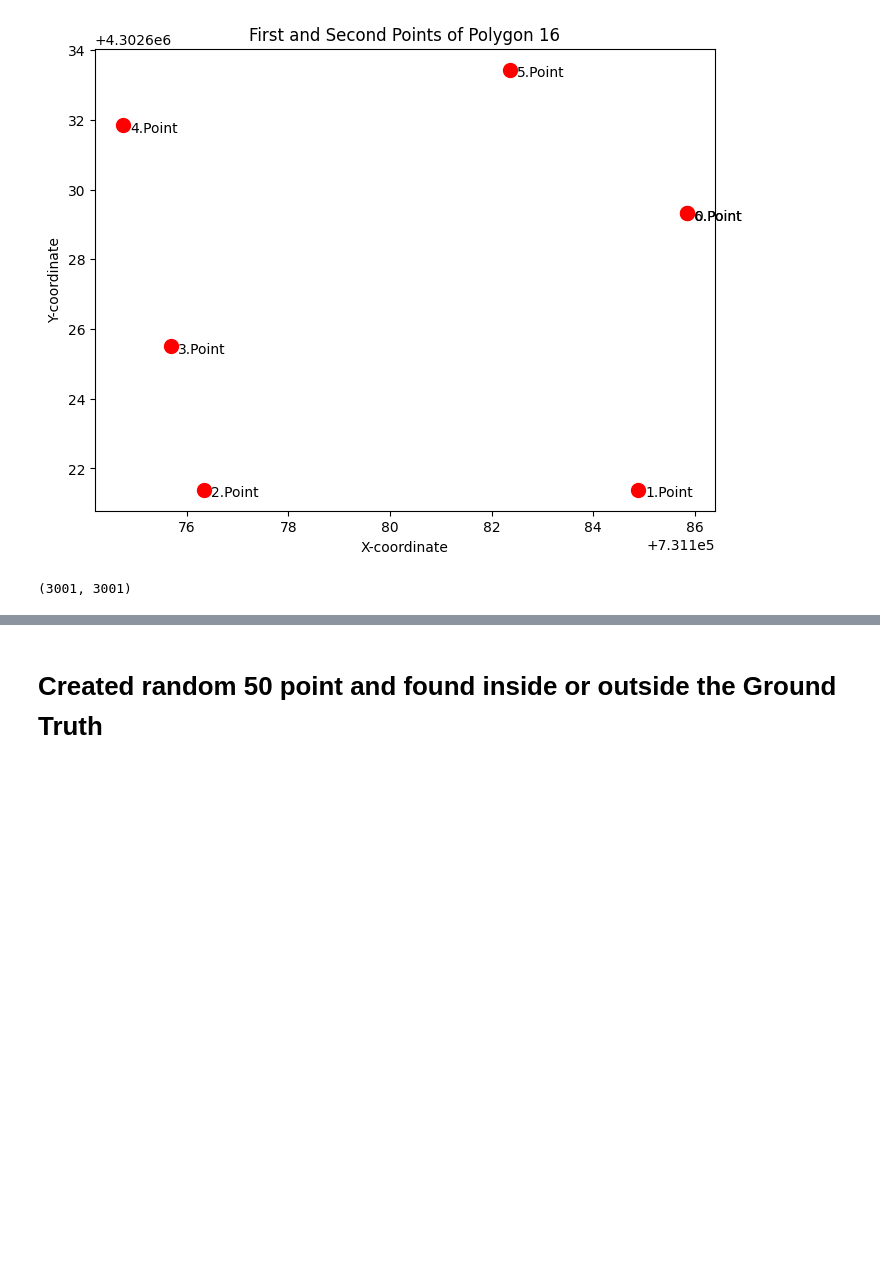
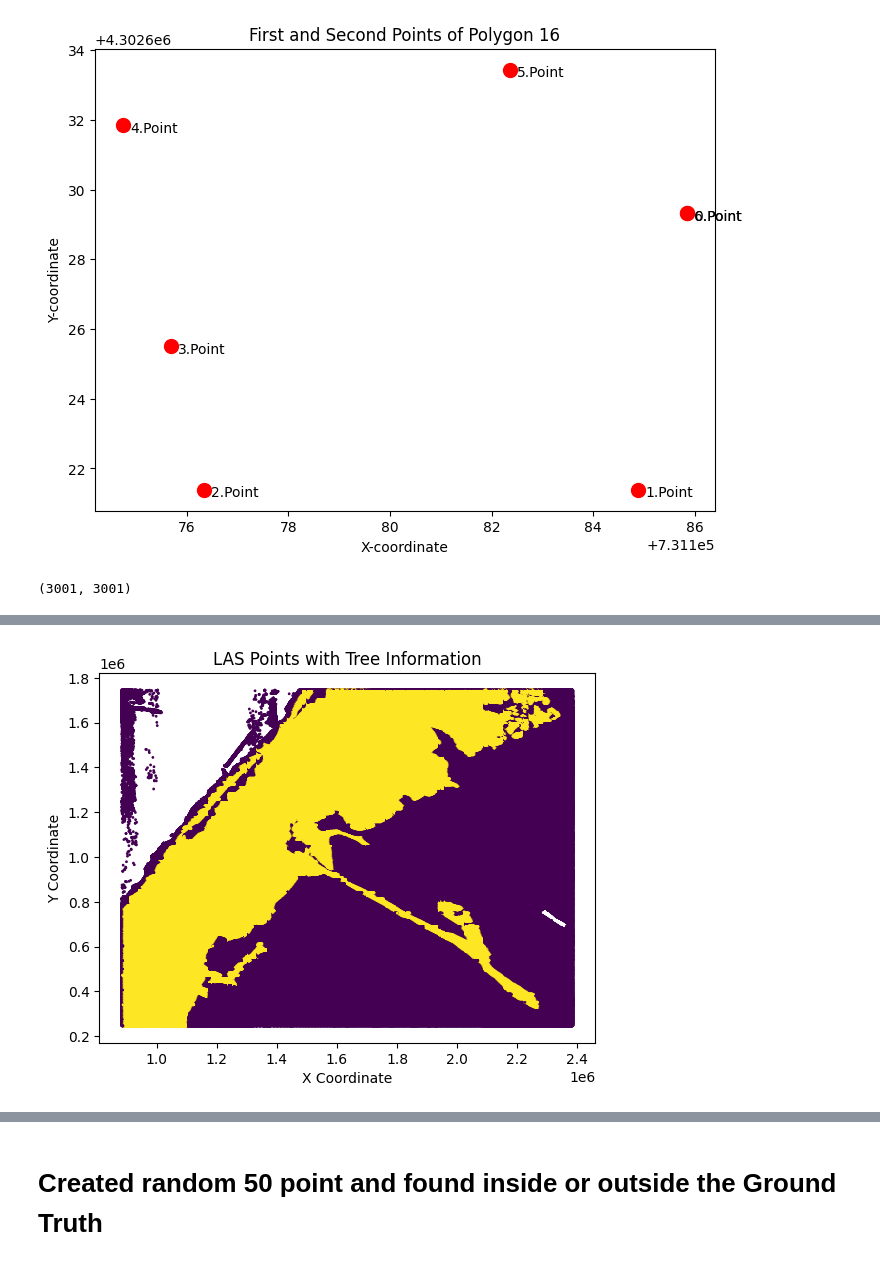
Before and after one commit to esatozholcek/Tree-Classification-Point-Cloud, a Jupyter notebook: project.ipynb, the cells around one changed output, grey strips where cells are left out. Cells and saved outputs as stored; diff of their text form; code cells hidden in the pictures; blank space fills up the shorter version.

```diff
--- a/project.ipynb
+++ b/project.ipynb
@@ -289,24 +275,24 @@ number is : 4301870.855
 # %%
-# # Normalize LAS coordinates to match the range of the ground truth image
-# normalized_x = ((df.X - df.X.min()) / (df.X.max() - df.X.min()) * (ground_truth.shape[1] - 1))
-# normalized_y = ground_truth_size - ((df.Y - df.Y.min()) / (df.Y.max() - df.Y.min()) * (ground_truth.shape[0] - 1)) -1
+# Normalize LAS coordinates to match the range of the ground truth image
+normalized_x = ((df.X - df.X.min()) / (df.X.max() - df.X.min()) * (ground_truth.shape[1] - 1))
+normalized_y = ground_truth_size - ((df.Y - df.Y.min()) / (df.Y.max() - df.Y.min()) * (ground_truth.shape[0] - 1)) -1
 
-# print(normalized_x.max(), normalized_x.min())
+print(normalized_x.max(), normalized_x.min())
 
-# # Round to the nearest integer to get pixel indices
-# pixel_indices_x = np.round(normalized_x).astype(int)
-# pixel_indices_y = np.round(normalized_y).astype(int)
+# Round to the nearest integer to get pixel indices
+pixel_indices_x = np.round(normalized_x).astype(int)
+pixel_indices_y = np.round(normalized_y).astype(int)
 
-# print()
-# # print((pixel_indices_x[(df[df['X'] > 890000]['X'].min()) & (df.Y.min())]))
-# print()
+print()
+print((pixel_indices_x[(df[df['X'] > 890000]['X'].min()) & (df.Y.min())]))
+print()
 
-# print((pixel_indices_x[df.Y.min()]))
-# print(pixel_indices_x[:5])
-# print((pixel_indices_x.max(), pixel_indices_x.min()))
-# print((pixel_indices_y.max(), pixel_indices_y.min()))
+print((pixel_indices_x[df.Y.min()]))
+print(pixel_indices_x[:5])
+print((pixel_indices_x.max(), pixel_indices_x.min()))
+print((pixel_indices_y.max(), pixel_indices_y.min()))
 
-# # Map LAS points to ground truth values
-# df["is_tree"] = thresh[pixel_indices_y, pixel_indices_x]
-# print(df["is_tree"][278])
-# print(thresh[3000][10])
+# Map LAS points to ground truth values
+df["is_tree"] = thresh[pixel_indices_y, pixel_indices_x]
+print(df["is_tree"][278])
+print(thresh[3000][10])
@@ -312,0 +315,8 @@ number is : 4301870.855
+# %%
+plt.scatter(df.X, df.Y, c=df.is_tree, cmap='viridis', s=1)  # Adjust the colormap as needed
+plt.xlabel("X Coordinate")
+plt.ylabel("Y Coordinate")
+plt.title("LAS Points with Tree Information")
+plt.show()
+# %% [output]
+[figure, added]
```
Also changed, not shown: parts of 16 cells of this notebook.
